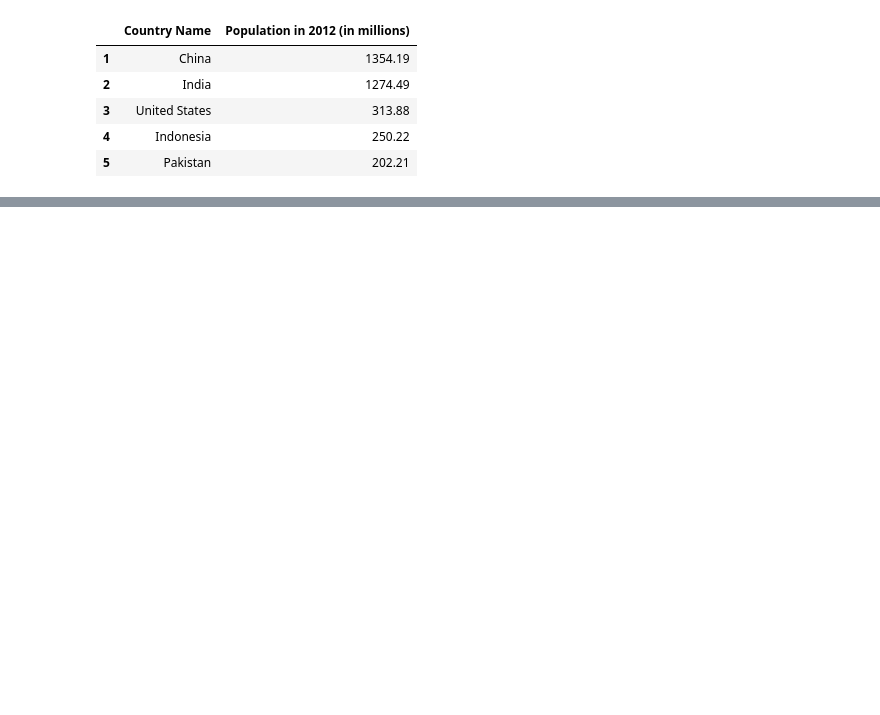
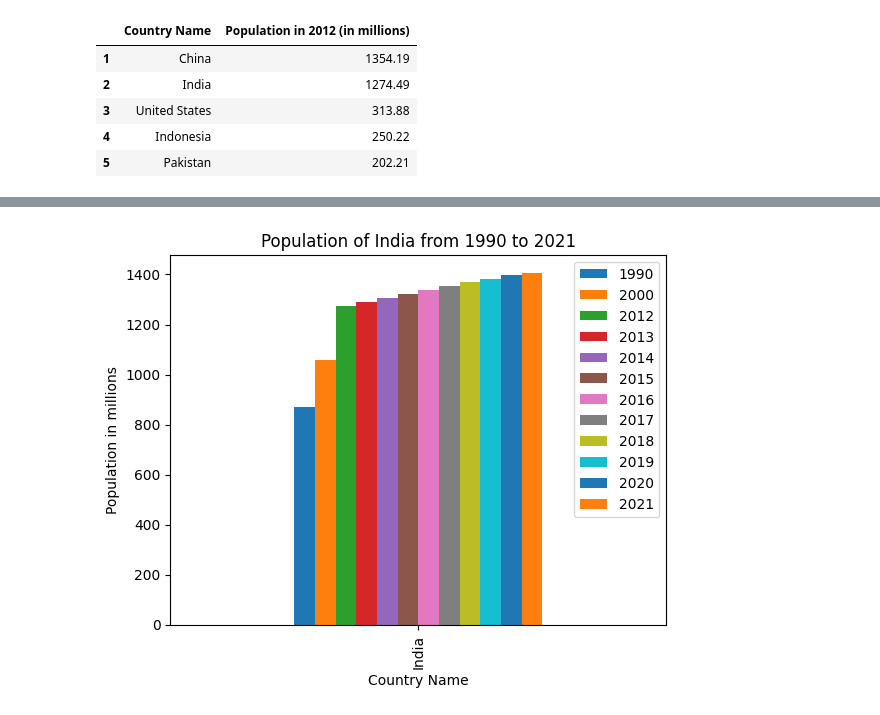
Before and after one commit to shannontorcato/data-analysis-projectt, a Jupyter notebook: src/main.ipynb, the cells around one changed output, grey strips where cells are left out. Saved outputs shown, nothing was run; the diff lists cells and outputs as text; code cells hidden in the pictures; blank space fills up the shorter version.

```diff
--- a/src/main.ipynb
+++ b/src/main.ipynb
@@ -275,3 +309,15 @@ def country_population(country):
+# %%
+#plot the population of a given country for each year
+def country_population_graph(country):
+    country_population(country).plot(x='Country Name', y=country_population(country).columns[1:], kind='bar')
+    plt.xlabel('Country Name')
+    plt.ylabel('Population in millions')
+    plt.title('Population of ' + country + ' from 1990 to 2021')
+    plt.show()
+# %%
+country_population_graph('India')
+# %% [output]
+[figure, added]
 # %%
 #select a row using index number
 world_population = population.tail(1)
```
Also changed, not shown: parts of 8 cells of this notebook.
